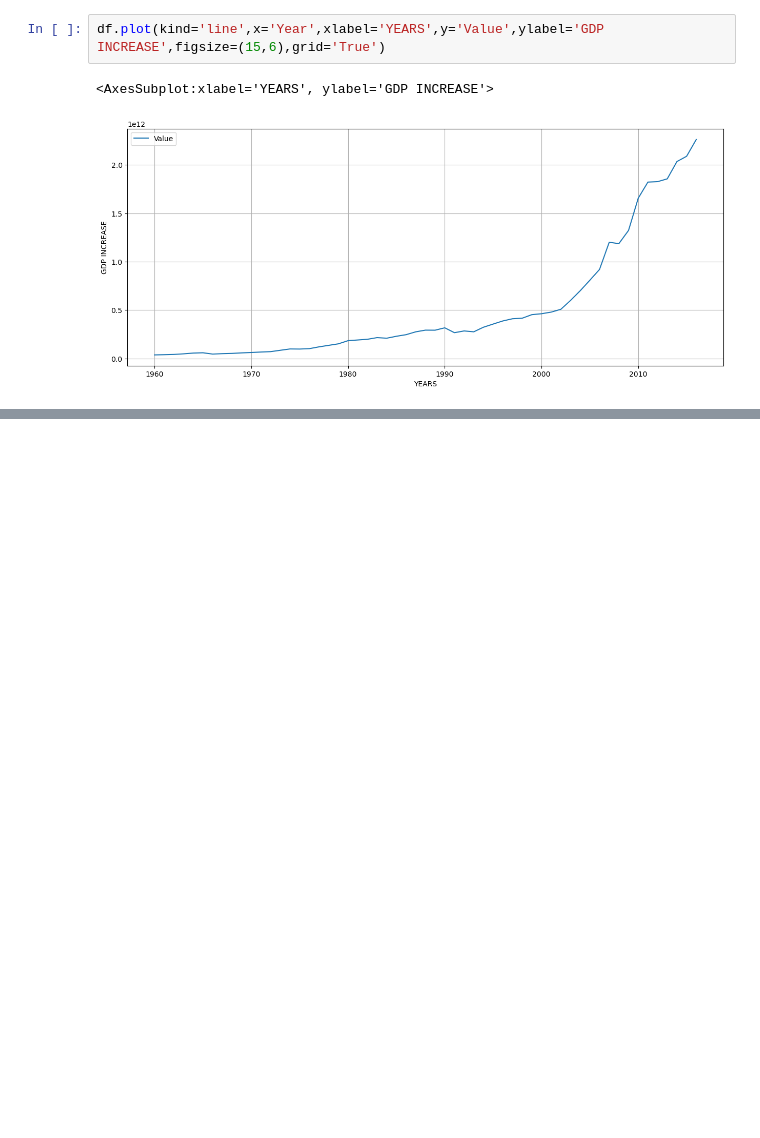
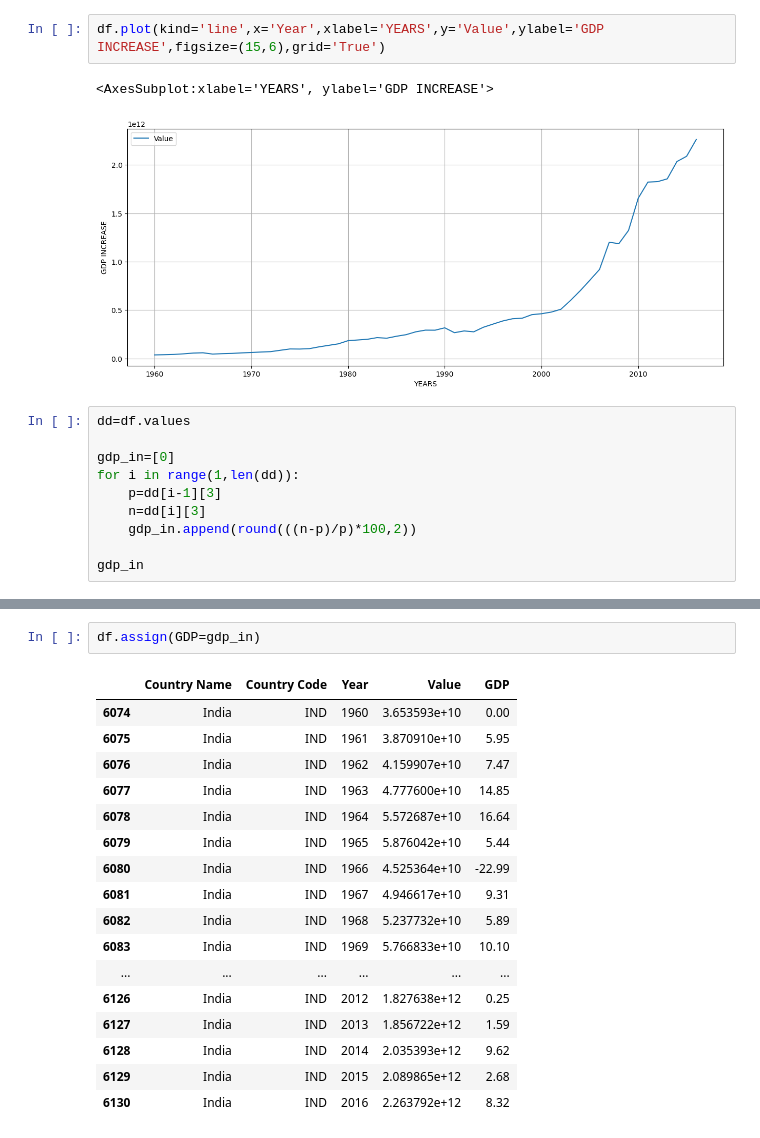
Before and after one commit to GvsKaushal/GDP, a Jupyter notebook: GDP.ipynb, the cells around one changed output, grey strips where cells are left out. Cells and saved outputs as stored; diff of their text form; blank space fills up the shorter version.

Commit message:
gdp of one country

```diff
--- a/GDP.ipynb
+++ b/GDP.ipynb
@@ -65,3 +65,13 @@ df.plot(kind='line',x='Year',xlabel='YEARS',y='Value',ylabel='GDP INCREASE',figs
 # %% [output]
 <AxesSubplot:xlabel='YEARS', ylabel='GDP INCREASE'>
 [figure]
+# %%
+dd=df.values
+
+gdp_in=[0]
+for i in range(1,len(dd)):
+    p=dd[i-1][3]
+    n=dd[i][3]
+    gdp_in.append(round(((n-p)/p)*100,2))
+
+gdp_in
@@ -67,0 +96,20 @@ df.plot(kind='line',x='Year',xlabel='YEARS',y='Value',ylabel='GDP INCREASE',figs
+# %%
+df.assign(GDP=gdp_in)
+# %% [output]
+|  | Country Name | Country Code | Year | Value | GDP |
+| 6074 | India | IND | 1960 | 3.653593e+10 | 0.00 |
+| 6075 | India | IND | 1961 | 3.870910e+10 | 5.95 |
+| 6076 | India | IND | 1962 | 4.159907e+10 | 7.47 |
+| 6077 | India | IND | 1963 | 4.777600e+10 | 14.85 |
+| 6078 | India | IND | 1964 | 5.572687e+10 | 16.64 |
+| 6079 | India | IND | 1965 | 5.876042e+10 | 5.44 |
+| 6080 | India | IND | 1966 | 4.525364e+10 | -22.99 |
+| 6081 | India | IND | 1967 | 4.946617e+10 | 9.31 |
+| 6082 | India | IND | 1968 | 5.237732e+10 | 5.89 |
+| 6083 | India | IND | 1969 | 5.766833e+10 | 10.10 |
+| ... | ... | ... | ... | ... | ... |
+| 6126 | India | IND | 2012 | 1.827638e+12 | 0.25 |
+| 6127 | India | IND | 2013 | 1.856722e+12 | 1.59 |
+| 6128 | India | IND | 2014 | 2.035393e+12 | 9.62 |
+| 6129 | India | IND | 2015 | 2.089865e+12 | 2.68 |
+| 6130 | India | IND | 2016 | 2.263792e+12 | 8.32 |
```
Also changed, not shown: parts of 1 cell of this notebook.
